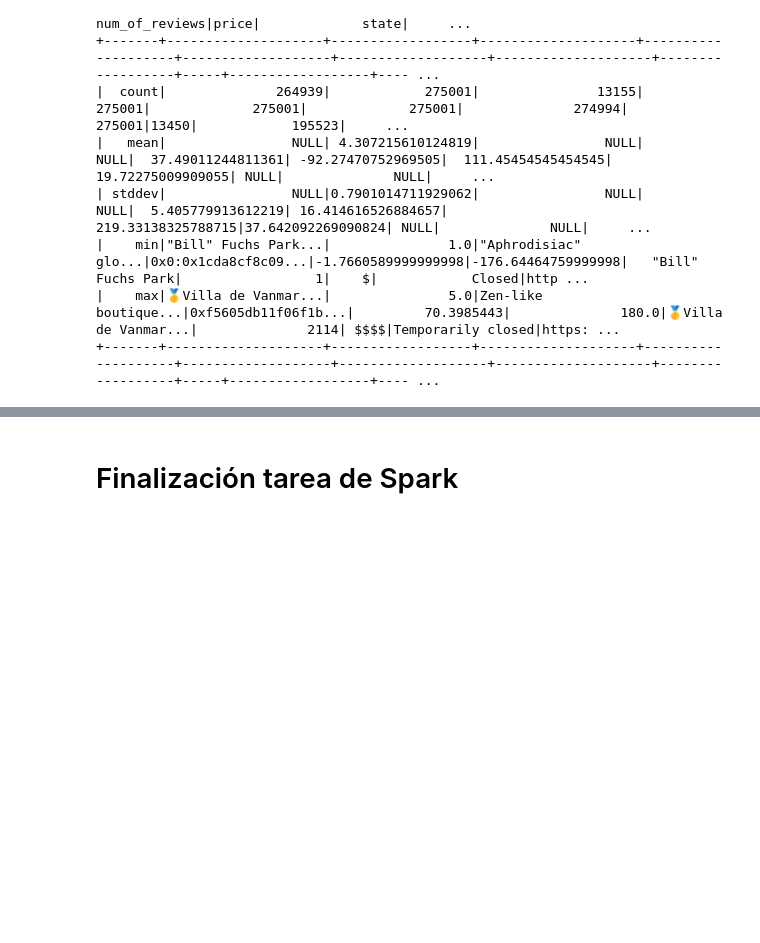
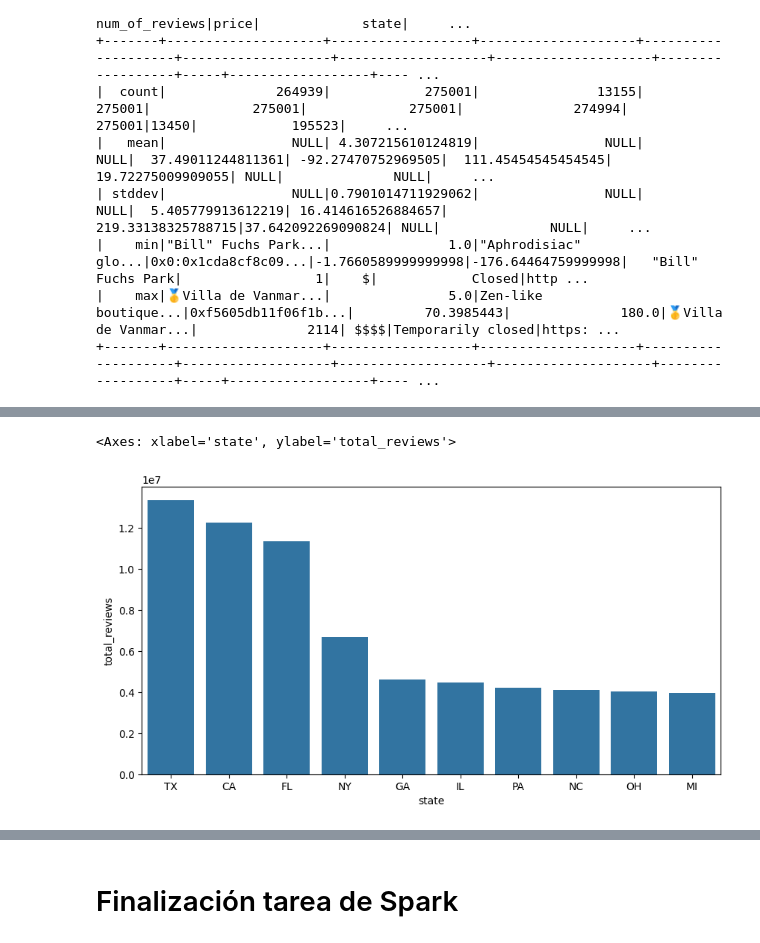
Before and after one commit to SDCaFlo/datapt11_pf_grupo02, a Jupyter notebook: ETL-google.ipynb, the cells around one changed output, grey strips where cells are left out. Saved outputs shown, nothing was run; the diff lists cells and outputs as text; code cells hidden in the pictures; blank space fills up the shorter version.

```diff
--- a/ETL-google.ipynb
+++ b/ETL-google.ipynb
@@ -574,0 +585,7 @@ Py4JJavaError: An error occurred while calling o631.json.
+# %%
+plt.figure(figsize=(10,5))
+sns.barplot(data= filtered_state_resume.sort_values(by="total_reviews", ascending=False).head(10), y="total_reviews", x= "state")
+#Los estados con mayor cantidad de reviews son Texas, California, Florida y New York.
+# %% [output]
+<Axes: xlabel='state', ylabel='total_reviews'>
+[figure, added]
```
Also changed, not shown: parts of 96 cells of this notebook.
